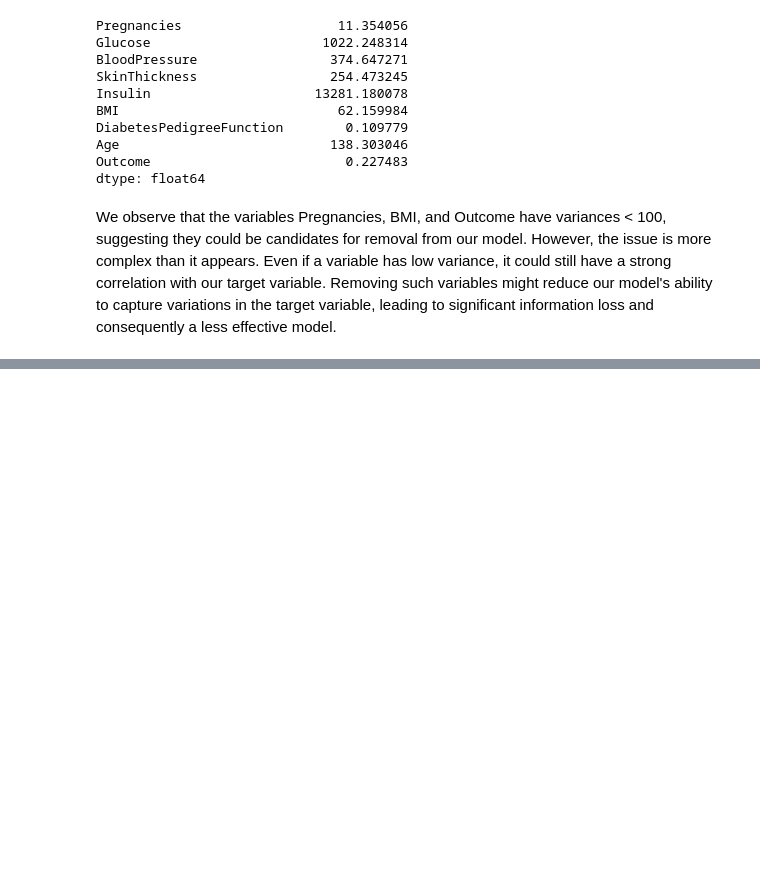
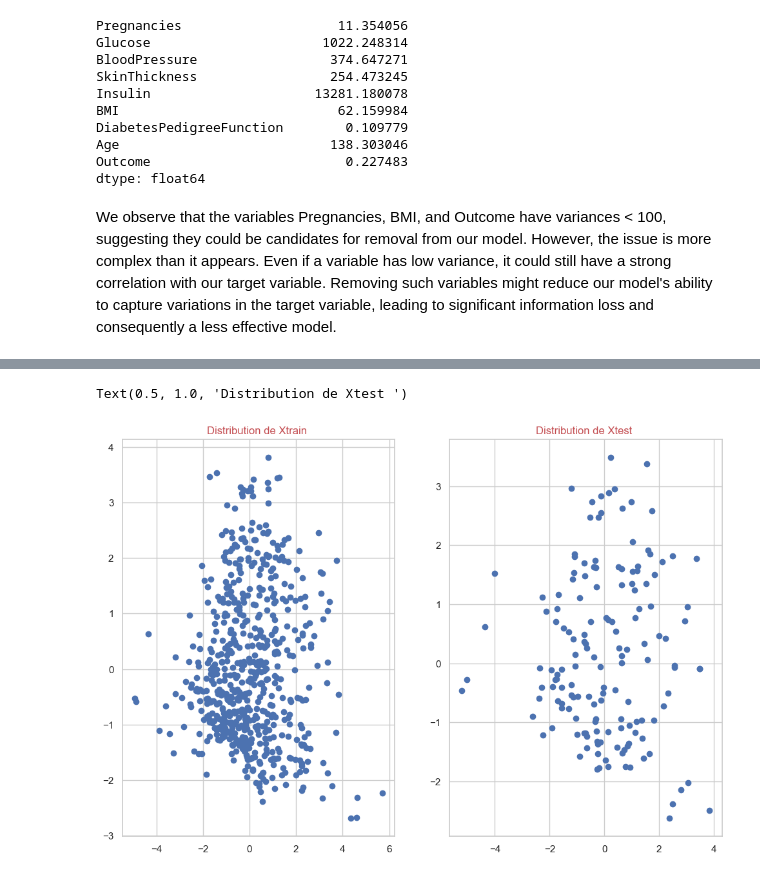
Before and after one commit to Yousseflaoufir12/Diabetes-Risk-Prediction, a Jupyter notebook: diabetes.ipynb, the cells around one changed output, grey strips where cells are left out. Saved outputs shown, nothing was run; the diff lists cells and outputs as text; code cells hidden in the pictures; blank space fills up the shorter version.

```diff
--- a/diabetes.ipynb
+++ b/diabetes.ipynb
@@ -407,0 +472,4 @@ We observe that the variables Pregnancies, BMI, and Outcome have variances < 100
+# %%
+scaler=StandardScaler()
+x_train_scaled=scaler.fit_transform(Xtrain)
+x_test_scaled=scaler.transform(Xtest)
@@ -407,0 +501,4 @@ We observe that the variables Pregnancies, BMI, and Outcome have variances < 100
+# %%
+pca=PCA(n_components=2)
+x_train_pca_scaled=pca.fit_transform(x_train_scaled)
+x_test_pca_scaled=pca.transform(x_test_scaled)
@@ -407,0 +518,10 @@ We observe that the variables Pregnancies, BMI, and Outcome have variances < 100
+# %%
+fig,ax=plt.subplots(1,2,figsize=(12,8))
+ax[0].scatter(x_train_pca_scaled[:,0],x_train_pca_scaled[:,1])
+ax[0].set_title("Distribution de Xtrain ",c='r',fontsize=12)
+
+ax[1].scatter(x_test_pca_scaled[:,0],x_test_pca_scaled[:,1])
+ax[1].set_title("Distribution de Xtest ",c='r',fontsize=12)
+# %% [output]
+Text(0.5, 1.0, 'Distribution de Xtest ')
+[figure, added]
```
Also changed, not shown: parts of 21 cells of this notebook.
